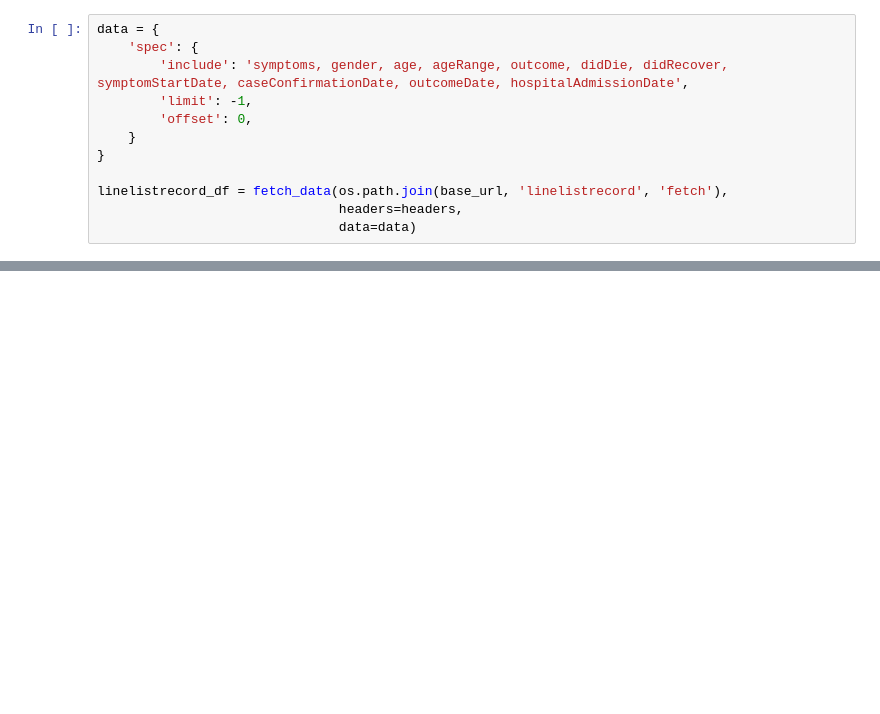
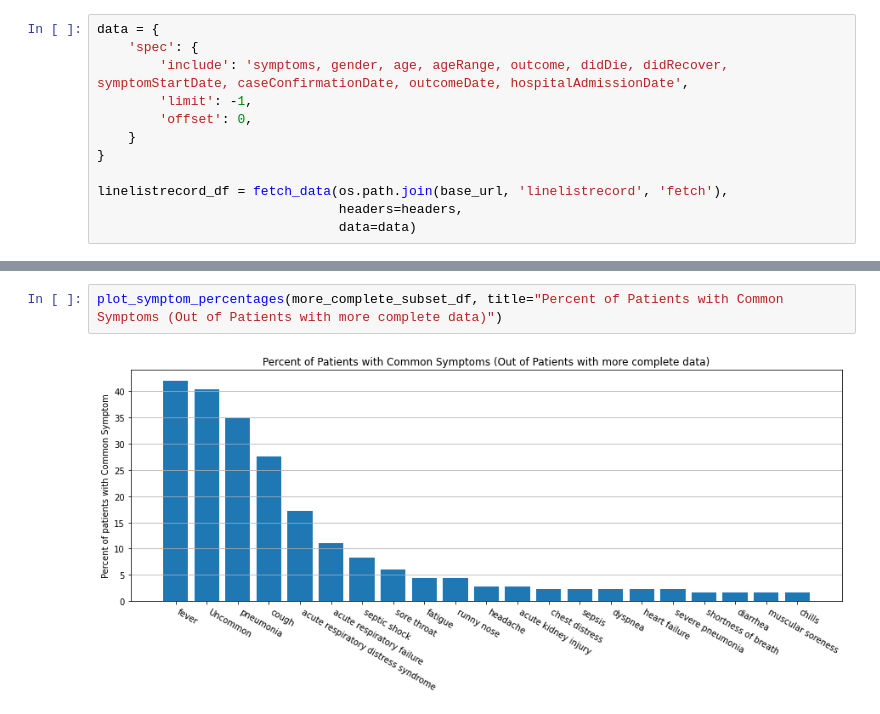
Before and after one commit to c3aidti/EpidemiologyExample, a Jupyter notebook: python/EpidemiologyExample.ipynb, the cells around one changed output, grey strips where cells are left out. Cells and saved outputs as stored; diff of their text form; blank space fills up the shorter version.

```diff
--- a/python/EpidemiologyExample.ipynb
+++ b/python/EpidemiologyExample.ipynb
@@ -80,0 +219,4 @@ plt.show()
+# %%
+plot_symptom_percentages(more_complete_subset_df, title="Percent of Patients with Common Symptoms (Out of Patients with more complete data)")
+# %% [output]
+[figure, added]
```
Also changed, not shown: parts of 22 cells of this notebook.
